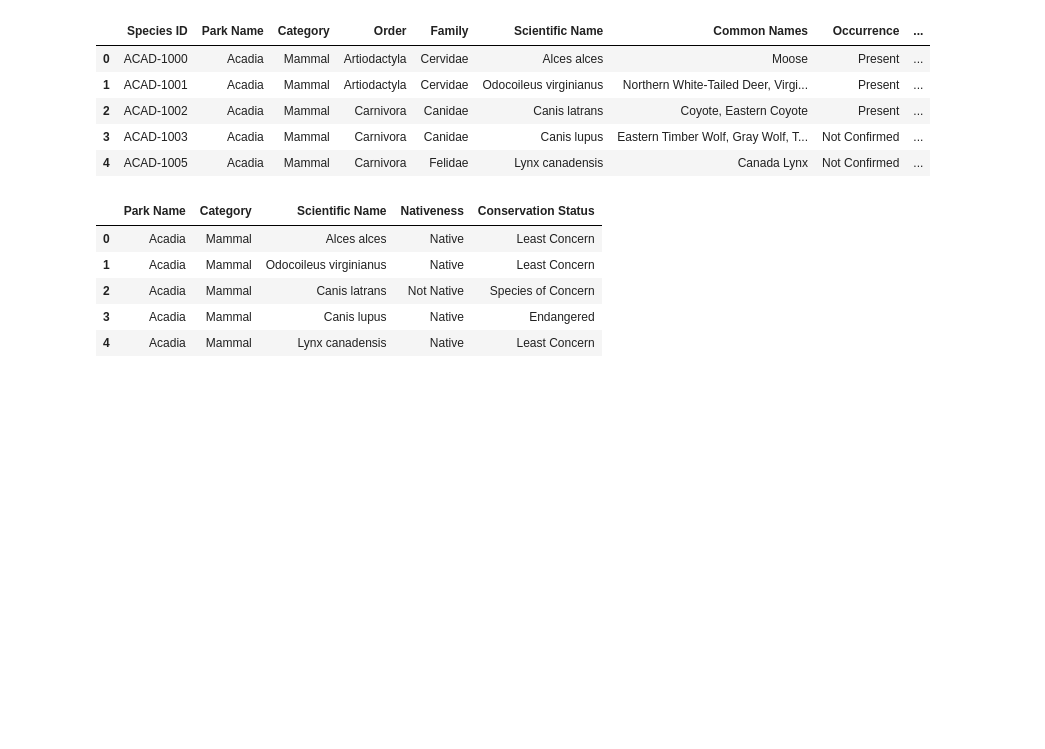
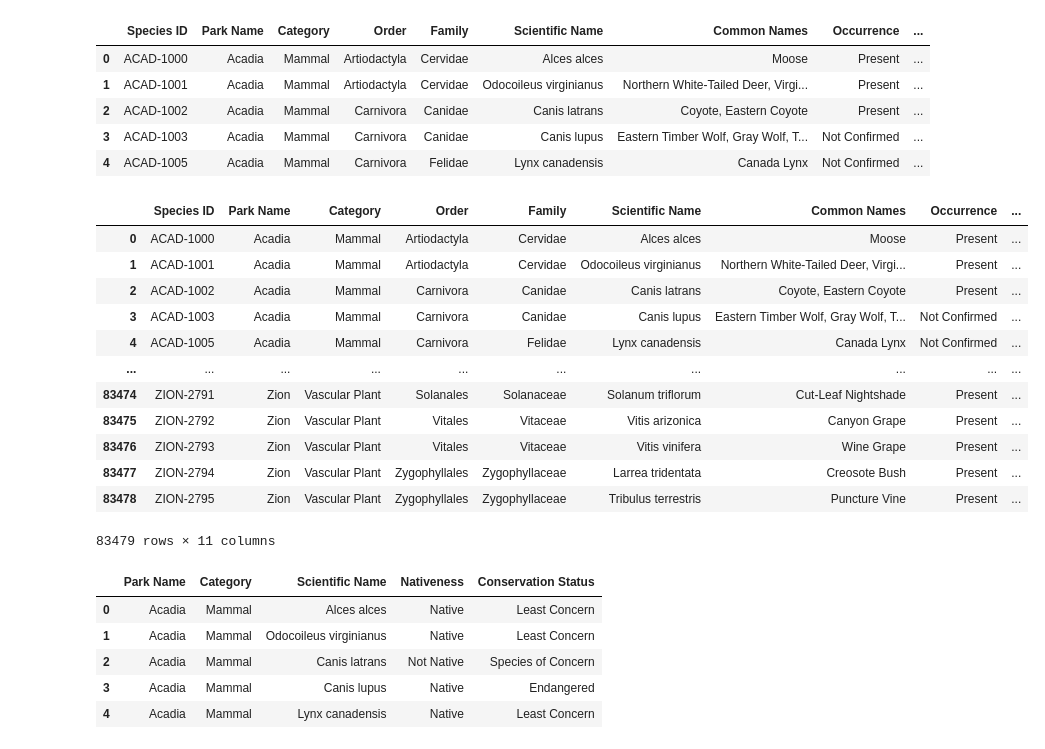
Before and after one commit to rbriggs13/National_Parks_Final_Project, a Jupyter notebook: species_cleaning.ipynb, the cells around one changed output. Drawn from its saved outputs; the diff is of its cells as text; code cells hidden in the pictures; blank space fills up the shorter version.

Commit message:
Add files via upload
adding updated species cleaning

```diff
--- a/species_cleaning.ipynb
+++ b/species_cleaning.ipynb
@@ -265,6 +265,23 @@ clean_species_df.head()
 | 2 | ACAD-1002 | Acadia | Mammal | Carnivora | Canidae | Canis latrans | Coyote, Eastern Coyote | Present | ... |
 | 3 | ACAD-1003 | Acadia | Mammal | Carnivora | Canidae | Canis lupus | Eastern Timber Wolf, Gray Wolf, T... | Not Confirmed | ... |
 | 4 | ACAD-1005 | Acadia | Mammal | Carnivora | Felidae | Lynx canadensis | Canada Lynx | Not Confirmed | ... |
+# %%
+clean_species_df = clean_species_df.replace('"',"'")
+clean_species_df
+# %% [output]
+|  | Species ID | Park Name | Category | Order | Family | Scientific Name | Common Names | Occurrence | ... |
+| 0 | ACAD-1000 | Acadia | Mammal | Artiodactyla | Cervidae | Alces alces | Moose | Present | ... |
+| 1 | ACAD-1001 | Acadia | Mammal | Artiodactyla | Cervidae | Odocoileus virginianus | Northern White-Tailed Deer, Virgi... | Present | ... |
+| 2 | ACAD-1002 | Acadia | Mammal | Carnivora | Canidae | Canis latrans | Coyote, Eastern Coyote | Present | ... |
+| 3 | ACAD-1003 | Acadia | Mammal | Carnivora | Canidae | Canis lupus | Eastern Timber Wolf, Gray Wolf, T... | Not Confirmed | ... |
+| 4 | ACAD-1005 | Acadia | Mammal | Carnivora | Felidae | Lynx canadensis | Canada Lynx | Not Confirmed | ... |
+| ... | ... | ... | ... | ... | ... | ... | ... | ... | ... |
+| 83474 | ZION-2791 | Zion | Vascular Plant | Solanales | Solanaceae | Solanum triflorum | Cut-Leaf Nightshade | Present | ... |
+| 83475 | ZION-2792 | Zion | Vascular Plant | Vitales | Vitaceae | Vitis arizonica | Canyon Grape | Present | ... |
+| 83476 | ZION-2793 | Zion | Vascular Plant | Vitales | Vitaceae | Vitis vinifera | Wine Grape | Present | ... |
+| 83477 | ZION-2794 | Zion | Vascular Plant | Zygophyllales | Zygophyllaceae | Larrea tridentata | Creosote Bush | Present | ... |
+| 83478 | ZION-2795 | Zion | Vascular Plant | Zygophyllales | Zygophyllaceae | Tribulus terrestris | Puncture Vine | Present | ... |
+83479 rows × 11 columns
 # %%
 #export to csv file
 clean_species_df.to_csv('Resources/clean_species.csv', index = False)
```
